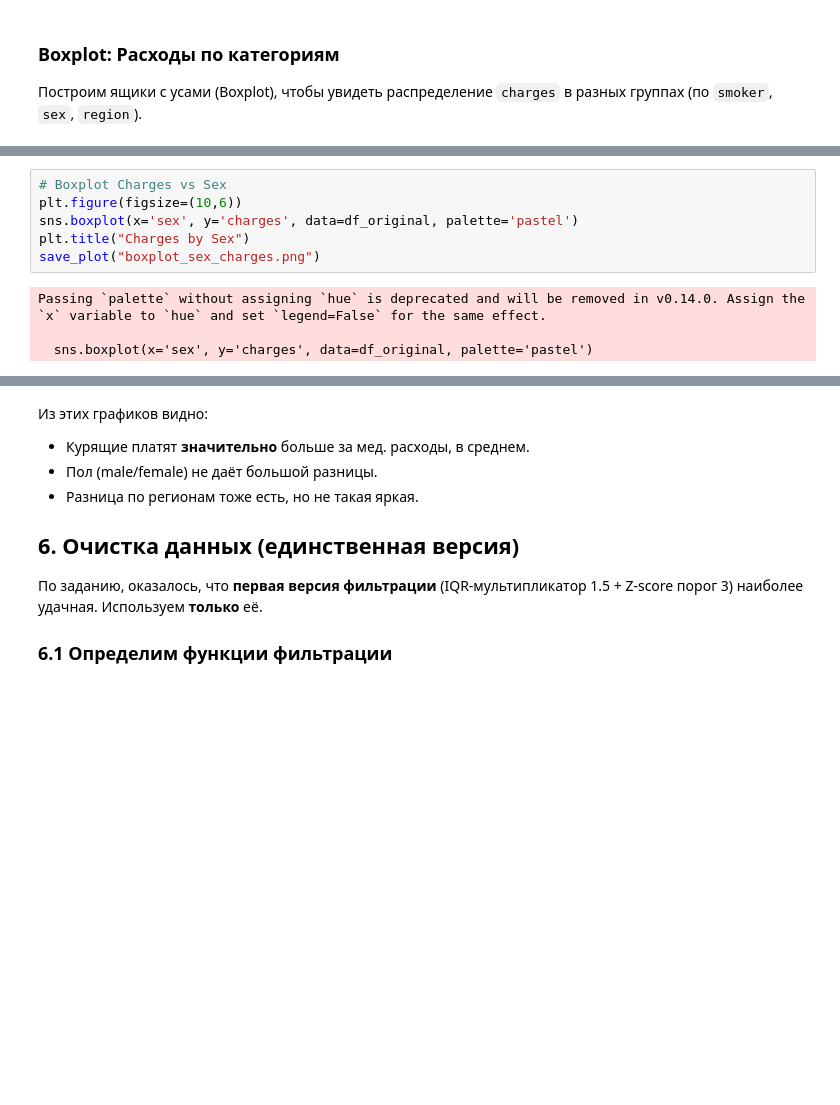
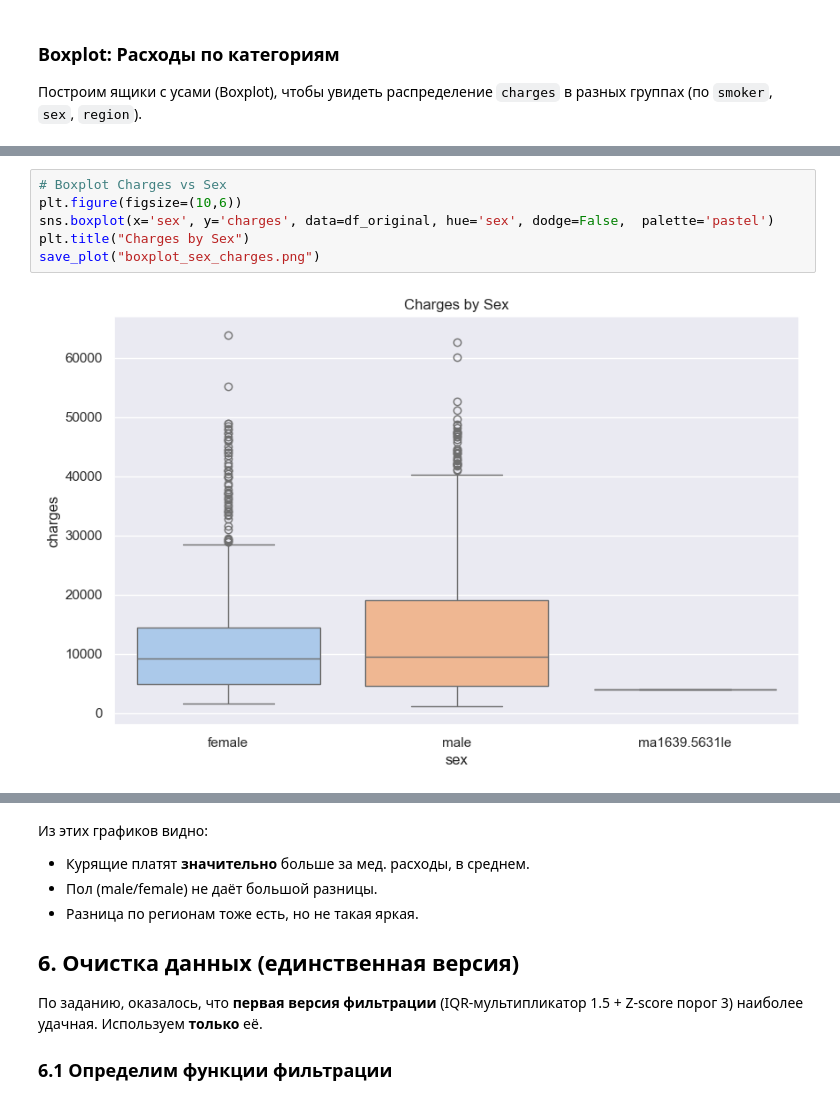
Before and after one commit to LlirikOknessu/tpu-8e21-ai-basis, a Jupyter notebook: Kostin/data/testing.ipynb, the cells around one changed output, grey strips where cells are left out. Drawn from its saved outputs; the diff is of its cells as text; blank space fills up the shorter version.

```diff
--- a/Kostin/data/testing.ipynb
+++ b/Kostin/data/testing.ipynb
@@ -202,13 +227,11 @@ Passing `palette` without assigning `hue` is deprecated and will be removed in v
 # %%
 # Boxplot Charges vs Sex
 plt.figure(figsize=(10,6))
-sns.boxplot(x='sex', y='charges', data=df_original, palette='pastel')
+sns.boxplot(x='sex', y='charges', data=df_original, hue='sex', dodge=False,  palette='pastel')
 plt.title("Charges by Sex")
 save_plot("boxplot_sex_charges.png")
 # %% [output]
-Passing `palette` without assigning `hue` is deprecated and will be removed in v0.14.0. Assign the `x` variable to `hue` and set `legend=False` for the same effect.
-
-  sns.boxplot(x='sex', y='charges', data=df_original, palette='pastel')
+[figure, added]
 # %%
 # Boxplot Charges vs Region
 plt.figure(figsize=(10,6))
```
Also changed, not shown: parts of 17 cells of this notebook, 4 other files.
